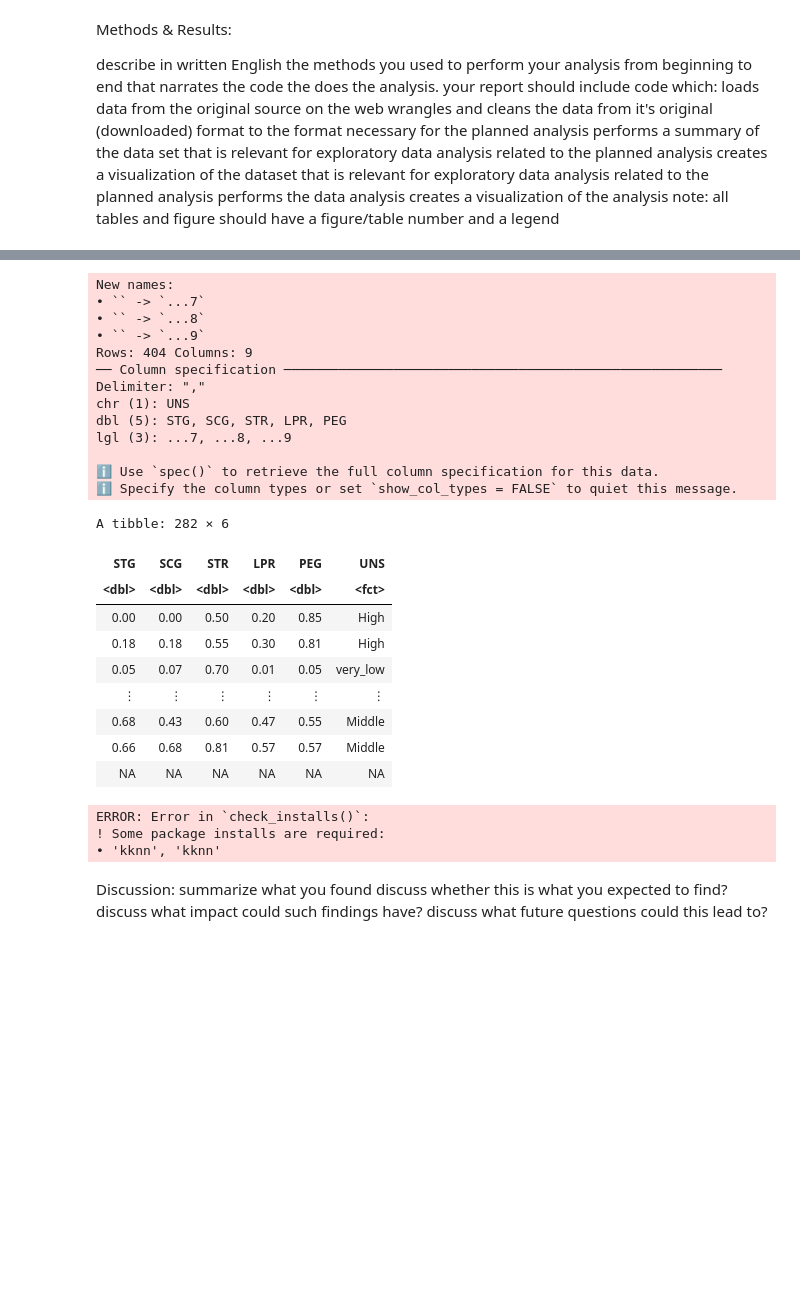
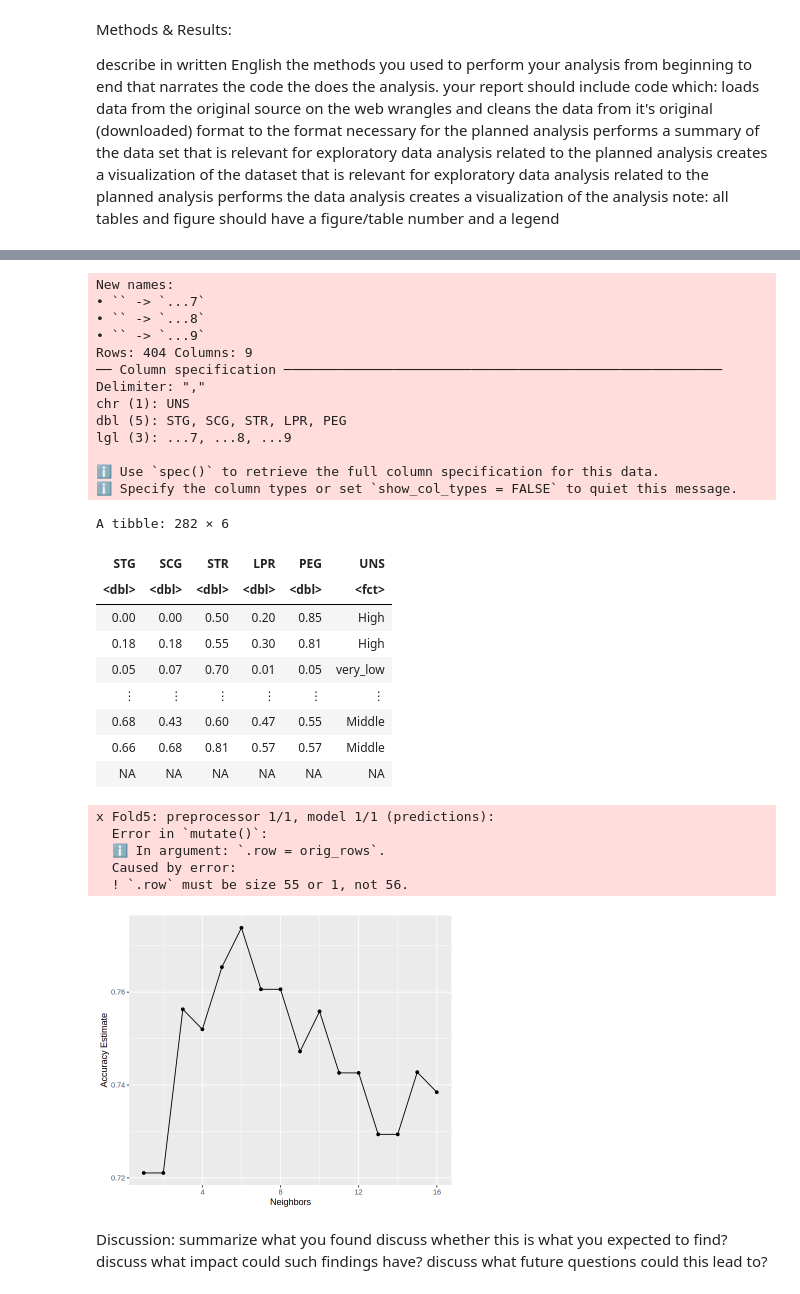
Before and after one commit to HeisSteve/-Students-Knowledge-Status-Classification-modeling-, a Jupyter notebook: Group_project_report.ipynb, the cells around one changed output, grey strips where cells are left out. Cells and saved outputs as stored; diff of their text form; code cells hidden in the pictures; blank space fills up the shorter version.

Commit message:
fixed the problem in fold

```diff
--- a/Group_project_report.ipynb
+++ b/Group_project_report.ipynb
@@ -56,18 +60,17 @@ knowledge_data_split <- initial_split(knowledge_data, prop = 0.70, strata = UNS)
 
 knowledge_data_split_train
 
-# your code here
 knn_tune <- nearest_neighbor(weight_func = "rectangular", neighbors = tune()) |>
     set_engine("kknn") |>
     set_mode("classification")
 
 data_recipe <- recipe(UNS ~. , data = knowledge_data_split_train)|>
-    step_center(data_recipe)|>
-    step_scale(data_recipe)
+    step_center(all_predictors())|>
+    step_scale(all_predictors())
 
 training_vfold <-  vfold_cv(knowledge_data_split_train, v=5, strata = UNS)
 
-K <- tibble(neighbors = seq(1,6))
+K <- tibble(neighbors = seq(1,16))
 
 knn_result <- workflow() |>
     add_recipe(data_recipe) |>
@@ -78,36 +81,50 @@ knn_result <- workflow() |>
 
 cross_val_plot <- ggplot(knn_result, aes(x=neighbors, y= mean)) +
     geom_point() +
        geom_line() +
        labs(x = "Neighbors", y = "Accuracy Estimate")
 cross_val_plot
+
+
+knn_best_tune <- nearest_neighbor(weight_func = "rectangular", neighbors = 6) |>
+    set_engine("kknn") |>
+    set_mode("classification")
+
+
+knn_fit <- workflow() |>
+    add_recipe(data_recipe) |>
+    add_model(knn_best_tune)|>
+    fit(knowledge_data_split_train)
 # %% [output]
 New names:
 • `` -> `...7`
 • `` -> `...8`
 • `` -> `...9`
 Rows: 404 Columns: 9
 ── Column specification ────────────────────────────────────────────────────────
 Delimiter: ","
 chr (1): UNS
 dbl (5): STG, SCG, STR, LPR, PEG
 lgl (3): ...7, ...8, ...9
 
 ℹ Use `spec()` to retrieve the full column specification for this data.
 ℹ Specify the column types or set `show_col_types = FALSE` to quiet this message.
 A tibble: 282 × 6
 | STG | SCG | STR | LPR | PEG | UNS |
 | <dbl> | <dbl> | <dbl> | <dbl> | <dbl> | <fct> |
 | 0.00 | 0.00 | 0.50 | 0.20 | 0.85 | High |
 | 0.18 | 0.18 | 0.55 | 0.30 | 0.81 | High |
 | 0.05 | 0.07 | 0.70 | 0.01 | 0.05 | very_low |
 | ⋮ | ⋮ | ⋮ | ⋮ | ⋮ | ⋮ |
 | 0.68 | 0.43 | 0.60 | 0.47 | 0.55 | Middle |
 | 0.66 | 0.68 | 0.81 | 0.57 | 0.57 | Middle |
 | NA | NA | NA | NA | NA | NA |
-ERROR: Error in `check_installs()`:
-! Some package installs are required:
-• 'kknn', 'kknn'
+x Fold5: preprocessor 1/1, model 1/1 (predictions):
+  Error in `mutate()`:
+  ℹ In argument: `.row = orig_rows`.
+  Caused by error:
+  ! `.row` must be size 55 or 1, not 56.
+[figure, added]
 # %% [markdown]
 Discussion:
 summarize what you found
```
Also changed, not shown: parts of 2 cells of this notebook.
